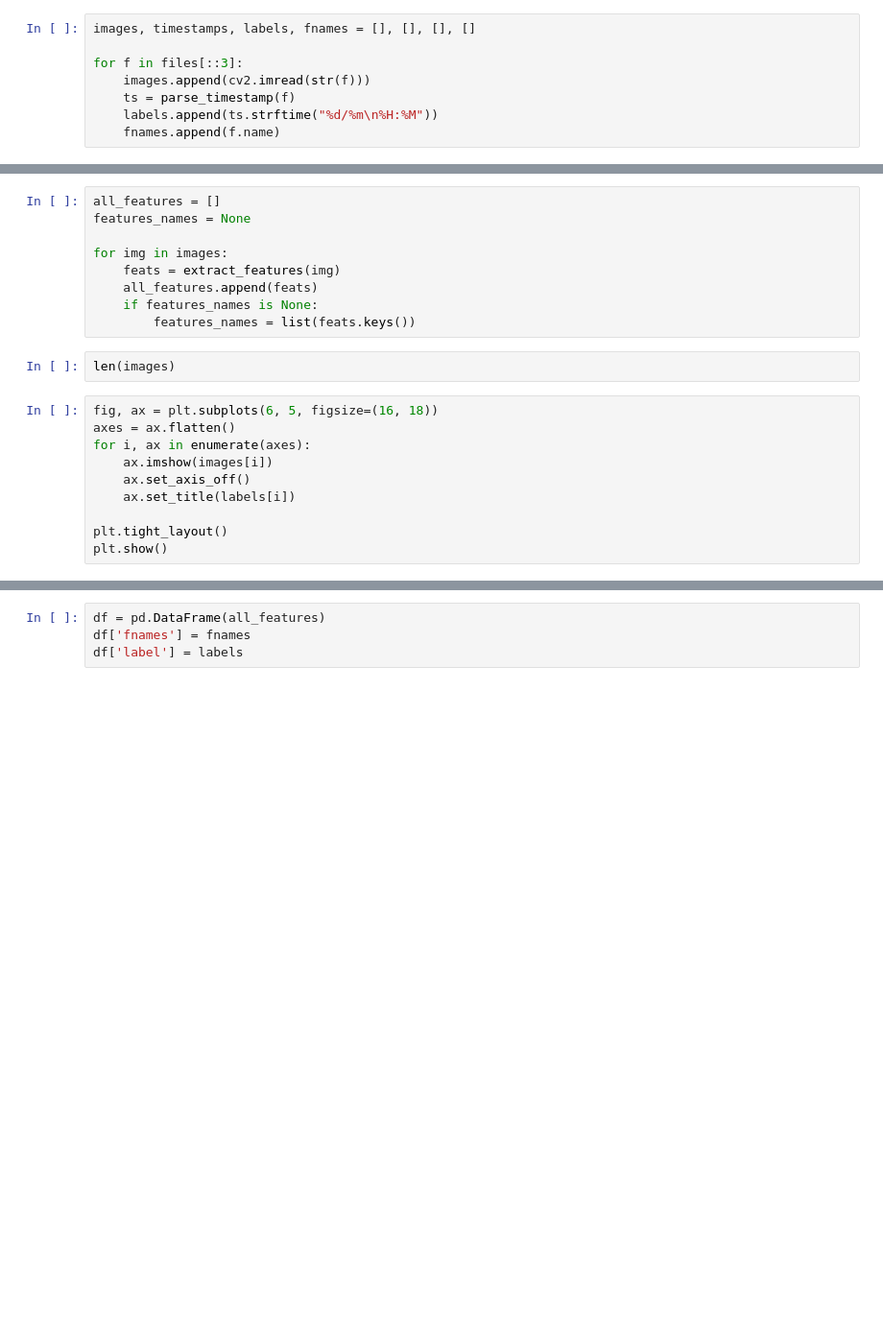
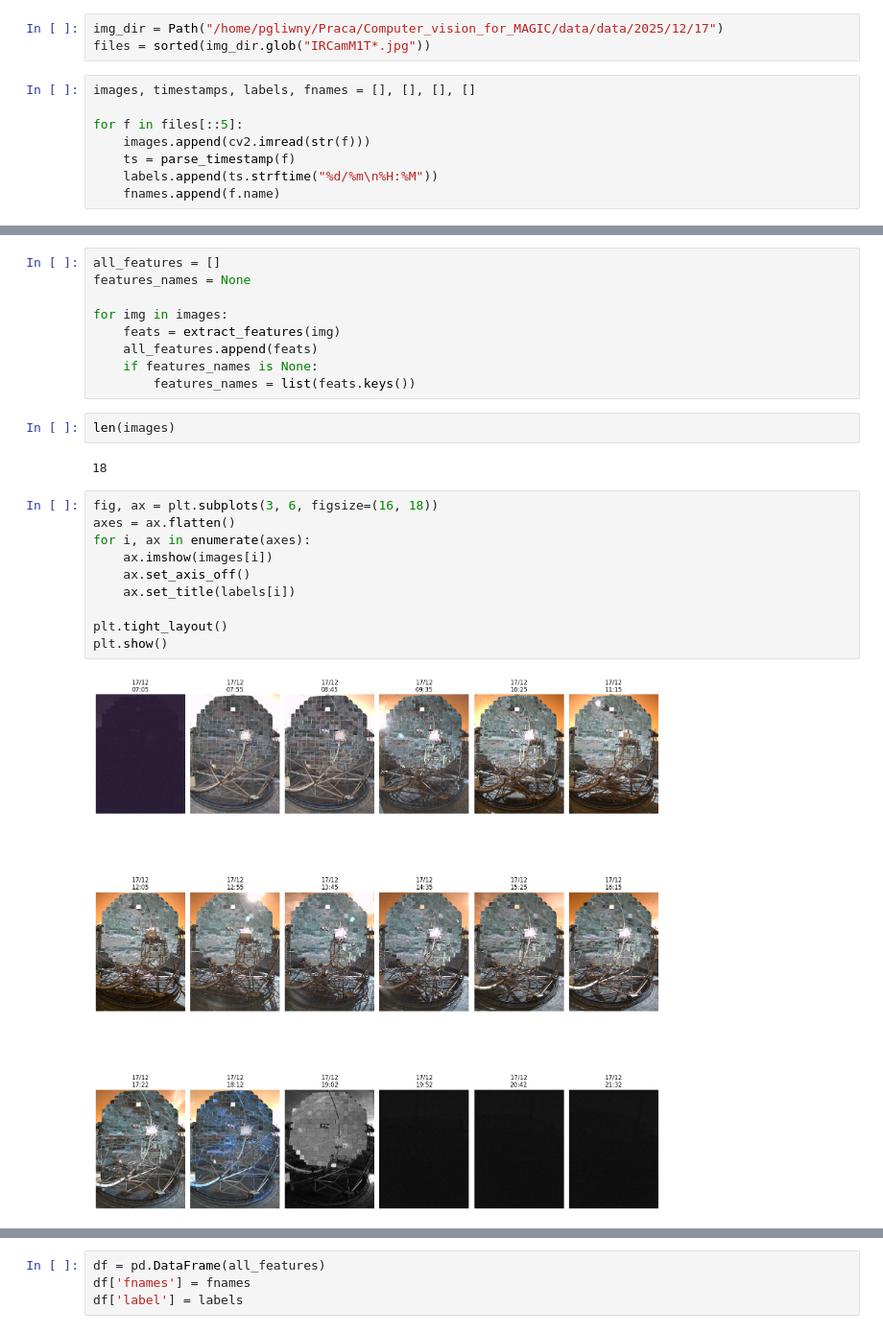
Before and after one commit to pawel21/Computer_vision_for_MAGIC, a Jupyter notebook: notebooks/quality_img.ipynb, the cells around one changed output, grey strips where cells are left out. Shown at 96% size. Saved outputs shown, nothing was run; the diff lists cells and outputs as text; blank space fills up the shorter version.

```diff
--- a/notebooks/quality_img.ipynb
+++ b/notebooks/quality_img.ipynb
@@ -107,10 +107,13 @@ def extract_features(img):
 # %%
 img_dir = Path("/media/pgliwny/ADATA HD3303/Computer_Vision_system/data/MAGIC/IRCam/IRCamera/2025/12/16/")
 files = sorted(img_dir.glob("IRCamM1T*.jpg"))
+# %%
+img_dir = Path("/home/pgliwny/Praca/Computer_vision_for_MAGIC/data/data/2025/12/17")
+files = sorted(img_dir.glob("IRCamM1T*.jpg"))
 # %%
 images, timestamps, labels, fnames = [], [], [], []
 
-for f in files[::3]:
+for f in files[::5]:
     images.append(cv2.imread(str(f)))
     ts = parse_timestamp(f)
     labels.append(ts.strftime("%d/%m\n%H:%M"))
@@ -128,15 +131,19 @@ for img in images:
         features_names = list(feats.keys())
 # %%
 len(images)
+# %% [output]
+18
 # %%
-fig, ax = plt.subplots(6, 5, figsize=(16, 18))
+fig, ax = plt.subplots(3, 6, figsize=(16, 18))
 axes = ax.flatten()
 for i, ax in enumerate(axes):
     ax.imshow(images[i])
     ax.set_axis_off()
     ax.set_title(labels[i])
 
 plt.tight_layout()
 plt.show()
+# %% [output]
+[figure, added]
 # %%
 fnames
```
Also changed, not shown: parts of 6 cells of this notebook, 3 other files.
